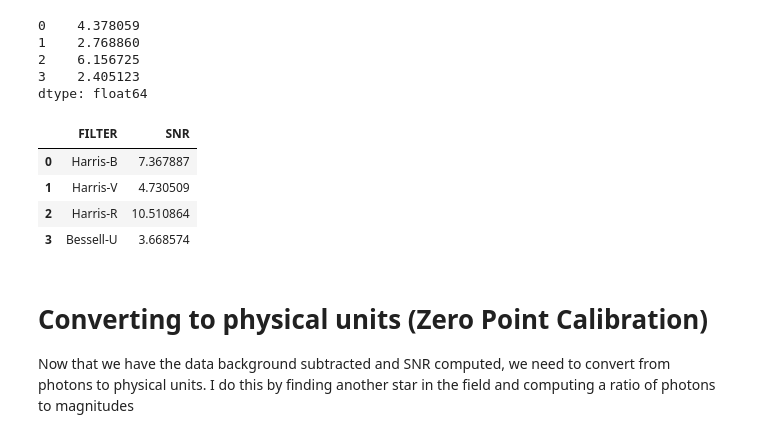
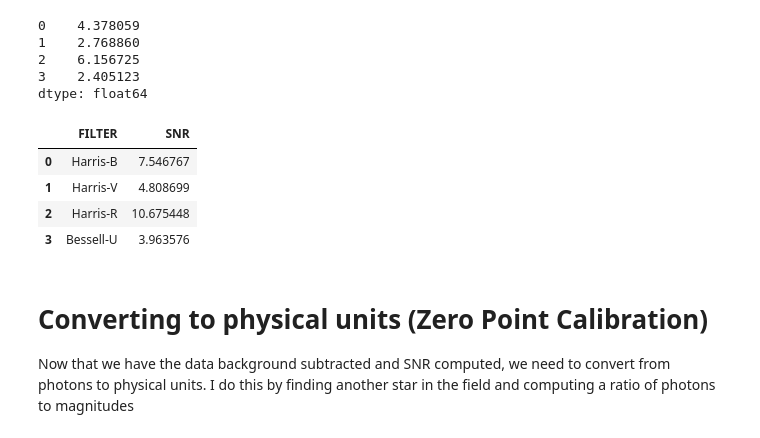
Before and after one commit to noahfranz13/SO-Classes, a Jupyter notebook: ASTR518/project/analysis/phot.ipynb, the cells around one changed output. Drawn from its saved outputs; the diff is of its cells as text; code cells hidden in the pictures.

```diff
--- a/ASTR518/project/analysis/phot.ipynb
+++ b/ASTR518/project/analysis/phot.ipynb
@@ -397,16 +397,16 @@ data.signal_e / data.bckgd_err_e
 3    2.405123
 dtype: float64
 # %%
-data["noise"] = np.sqrt(data.signal_e + data.bckgd_e + kuiper.npix*data.read_noise_e**2 + (kuiper.npix*data.dark_noise_e)**2)
+data["noise"] = np.sqrt(data.signal_e + data.bckgd_e + kuiper.npix*data.read_noise_e**2 + kuiper.npix*data.dark_noise_e)
 data["SNR"] = data.signal_e / data.noise
 
 data[["FILTER", "SNR"]]
 # %% [output]
 |  | FILTER | SNR |
-| 0 | Harris-B | 7.367887 |
-| 1 | Harris-V | 4.730509 |
-| 2 | Harris-R | 10.510864 |
-| 3 | Bessell-U | 3.668574 |
+| 0 | Harris-B | 7.546767 |
+| 1 | Harris-V | 4.808699 |
+| 2 | Harris-R | 10.675448 |
+| 3 | Bessell-U | 3.963576 |
 # %% [markdown]
 # Converting to physical units (Zero Point Calibration)
 
```
Also changed, not shown: parts of 1 cell of this notebook, 16 other files.
